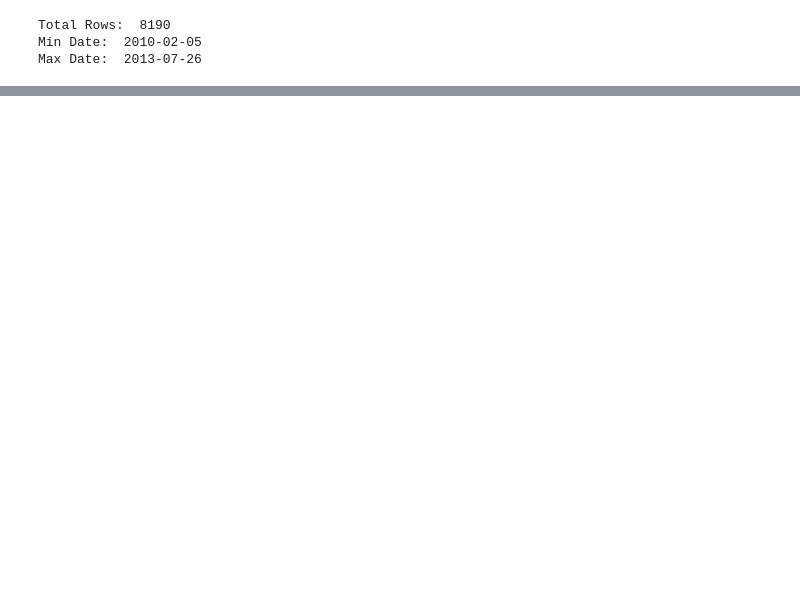
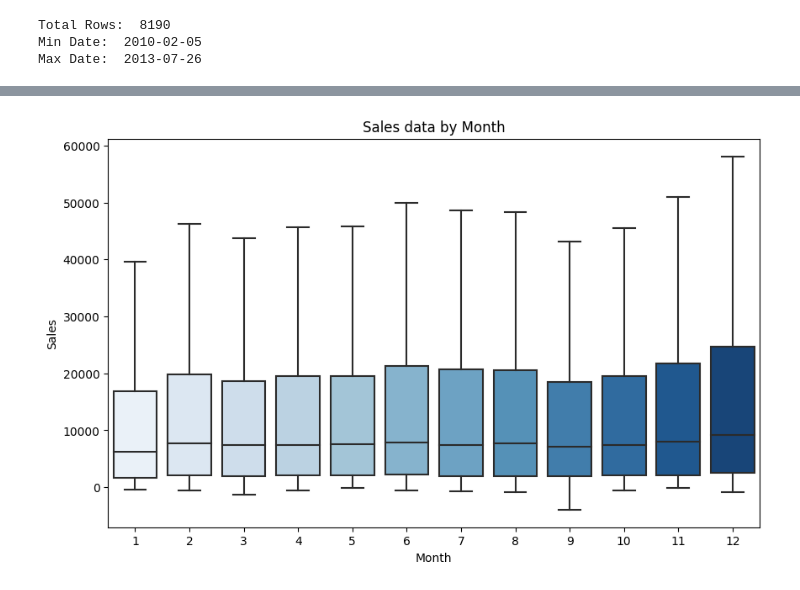
Before and after one commit to Neeraj-Prakash/Sales-Forecast-Time-Series-Analysis, a Jupyter notebook: 01 - EDA.ipynb, the cells around one changed output, grey strips where cells are left out. Saved outputs shown, nothing was run; the diff lists cells and outputs as text; code cells hidden in the pictures; blank space fills up the shorter version.

```diff
--- a/01 - EDA.ipynb
+++ b/01 - EDA.ipynb
@@ -108,0 +197,9 @@ Max Date:  2013-07-26
+# %%
+plt.figure(figsize=(10,6))
+sns.boxplot(data=pdf.loc[(pdf.index >'2011-01-01') & (pdf.index<'2011-12-31')], x='Month', y='Weekly_Sales',
+            palette='Blues', showfliers=False
+           ).set_title('Sales data by Month')
+plt.ylabel('Sales')
+plt.show()
+# %% [output]
+[figure, added]
```
Also changed, not shown: parts of 26 cells of this notebook.
